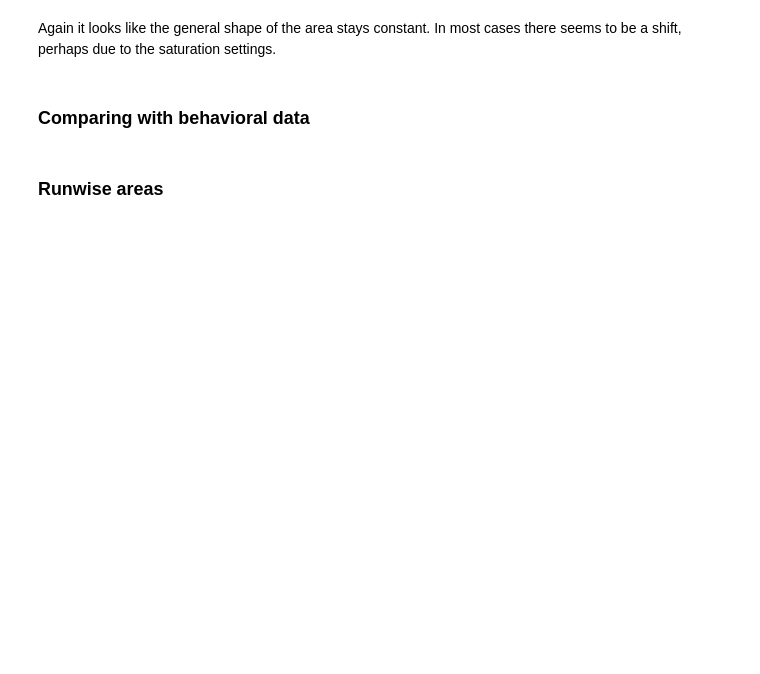
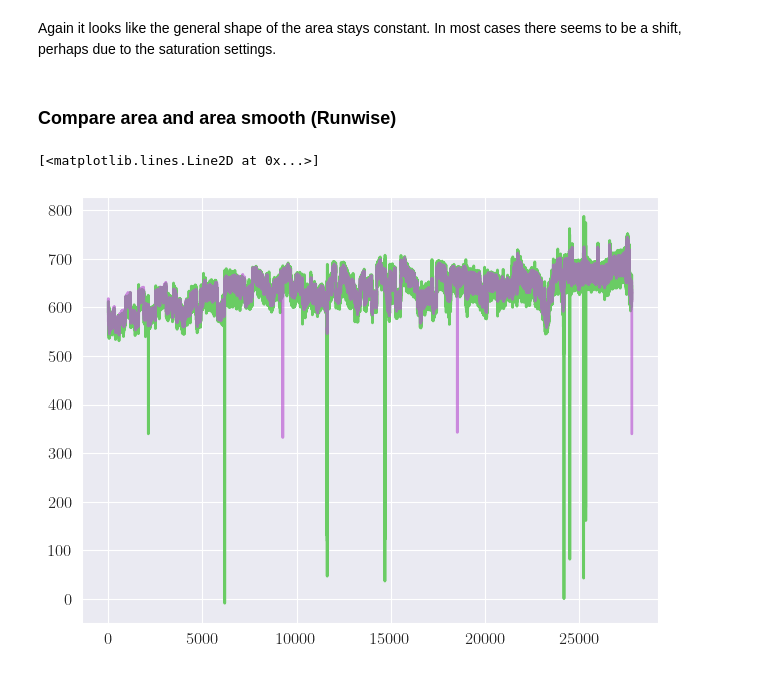
Before and after one commit to EirikSP/MouseProjectGH, a Jupyter notebook: analyse/annalyse.ipynb, the cells around one changed output. Cells and saved outputs as stored; diff of their text form; code cells hidden in the pictures; blank space fills up the shorter version.

```diff
--- a/analyse/annalyse.ipynb
+++ b/analyse/annalyse.ipynb
@@ -287,11 +325,12 @@ plot_area(proc_17_009_ind, alpha=0.65)
 # %% [markdown]
 Again it looks like the general shape of the area stays constant. In most cases there seems to be a shift, perhaps due to the saturation settings.
-# %% [markdown]
-### Comparing with behavioral data
-# %% [markdown]
-### Runwise areas
+# %% [markdown]
+### Compare area and area smooth (Runwise)
 # %%
 areas, areas_smooth = create_areas('/Volumes/T7/ING71_MEC_230317/AVI/resultsnpy/run_based')
 # %%
 plt.plot(areas['000'])
-plt.plot(areas_smooth['000'])
+plt.plot(areas_smooth['000'], alpha=0.65)
+# %% [output]
+[<matplotlib.lines.Line2D at 0x...>]
+[figure, added]
```
Also changed, not shown: parts of 36 cells of this notebook.
